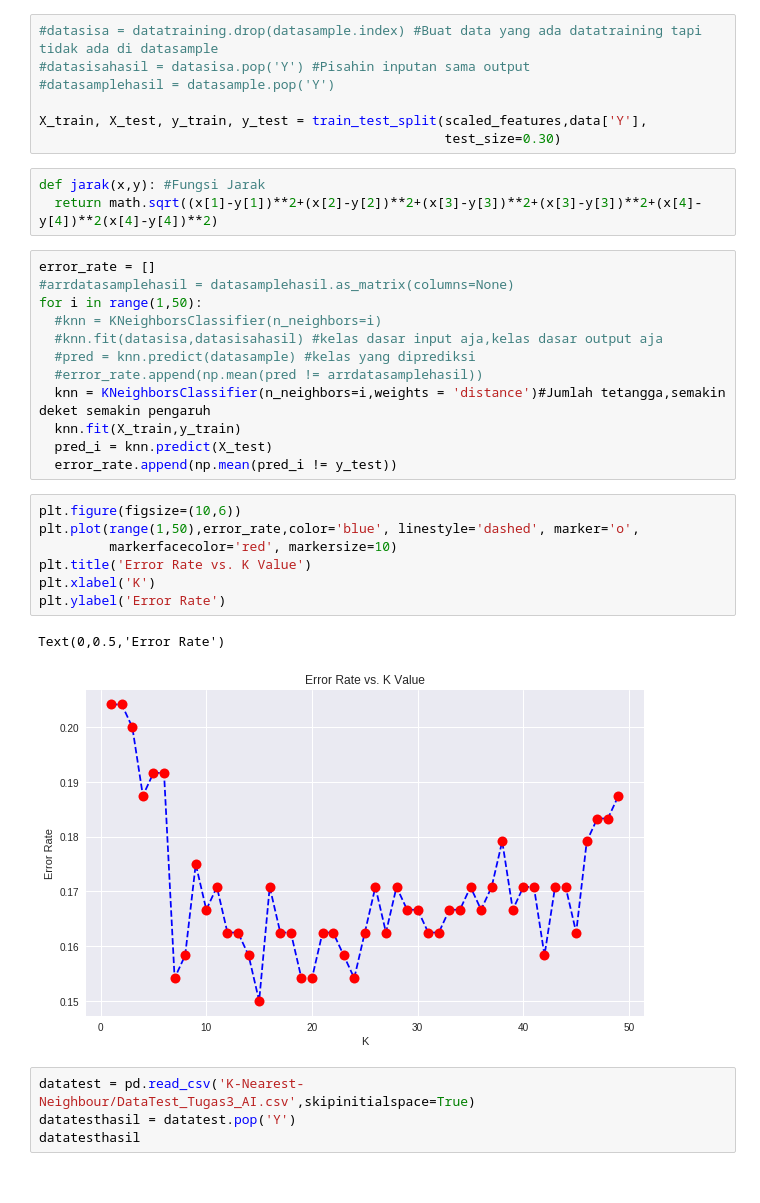
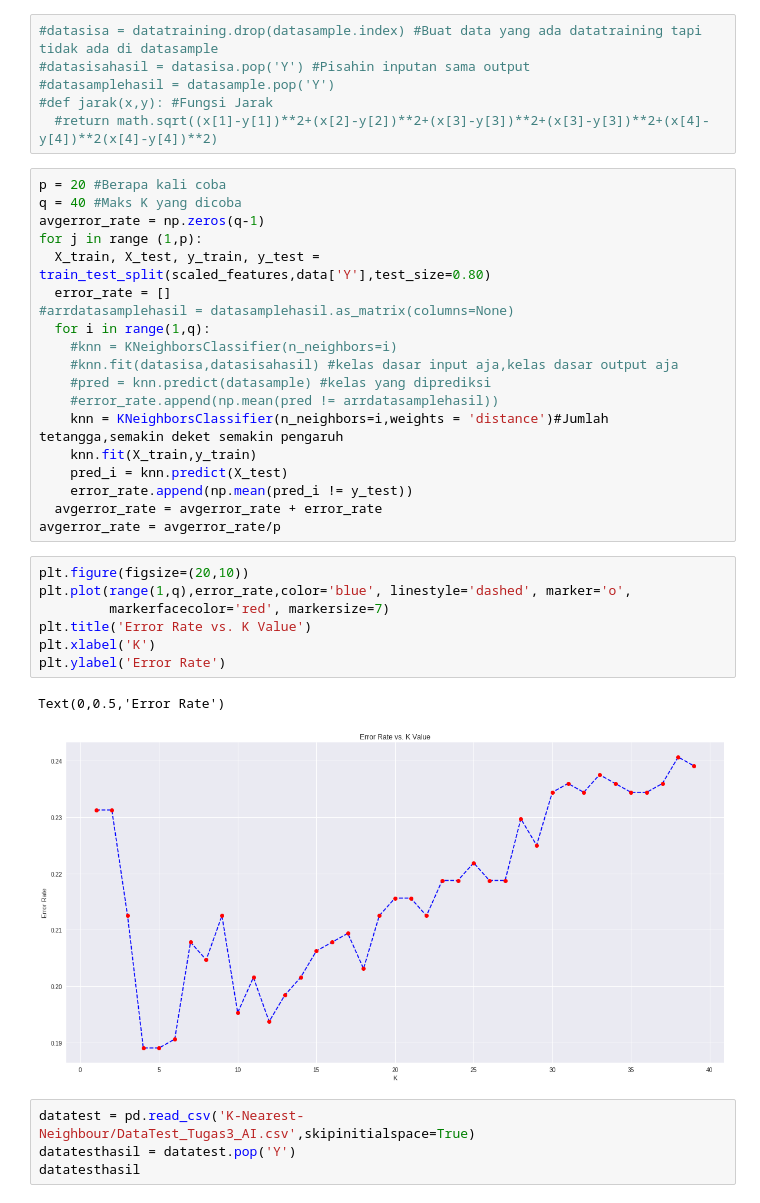
Before and after one commit to rizkiar00/K-Nearest-Neighbour, a Jupyter notebook: KNN.ipynb, the cells around one changed output. Drawn from its saved outputs; the diff is of its cells as text.

```diff
--- a/KNN.ipynb
+++ b/KNN.ipynb
@@ -44,34 +29,37 @@ df_feat
 #datasisa = datatraining.drop(datasample.index) #Buat data yang ada datatraining tapi tidak ada di datasample
 #datasisahasil = datasisa.pop('Y') #Pisahin inputan sama output
 #datasamplehasil = datasample.pop('Y')
-
-X_train, X_test, y_train, y_test = train_test_split(scaled_features,data['Y'],
-                                                    test_size=0.30)
+#def jarak(x,y): #Fungsi Jarak
+  #return math.sqrt((x[1]-y[1])**2+(x[2]-y[2])**2+(x[3]-y[3])**2+(x[3]-y[3])**2+(x[4]-y[4])**2(x[4]-y[4])**2)
-# %%
-def jarak(x,y): #Fungsi Jarak
-  return math.sqrt((x[1]-y[1])**2+(x[2]-y[2])**2+(x[3]-y[3])**2+(x[3]-y[3])**2+(x[4]-y[4])**2(x[4]-y[4])**2)
 # %%
-error_rate = []
+p = 20 #Berapa kali coba
+q = 40 #Maks K yang dicoba
+avgerror_rate = np.zeros(q-1)
+for j in range (1,p):
+  X_train, X_test, y_train, y_test = train_test_split(scaled_features,data['Y'],test_size=0.80)
+  error_rate = []
 #arrdatasamplehasil = datasamplehasil.as_matrix(columns=None)
-for i in range(1,50):
-  #knn = KNeighborsClassifier(n_neighbors=i)
-  #knn.fit(datasisa,datasisahasil) #kelas dasar input aja,kelas dasar output aja
-  #pred = knn.predict(datasample) #kelas yang diprediksi
-  #error_rate.append(np.mean(pred != arrdatasamplehasil))
-  knn = KNeighborsClassifier(n_neighbors=i,weights = 'distance')#Jumlah tetangga,semakin deket semakin pengaruh
-  knn.fit(X_train,y_train)
-  pred_i = knn.predict(X_test)
-  error_rate.append(np.mean(pred_i != y_test))
+  for i in range(1,q):
+    #knn = KNeighborsClassifier(n_neighbors=i)
+    #knn.fit(datasisa,datasisahasil) #kelas dasar input aja,kelas dasar output aja
+    #pred = knn.predict(datasample) #kelas yang diprediksi
+    #error_rate.append(np.mean(pred != arrdatasamplehasil))
+    knn = KNeighborsClassifier(n_neighbors=i,weights = 'distance')#Jumlah tetangga,semakin deket semakin pengaruh
+    knn.fit(X_train,y_train)
+    pred_i = knn.predict(X_test)
+    error_rate.append(np.mean(pred_i != y_test))
+  avgerror_rate = avgerror_rate + error_rate
+avgerror_rate = avgerror_rate/p
 # %%
-plt.figure(figsize=(10,6))
-plt.plot(range(1,50),error_rate,color='blue', linestyle='dashed', marker='o',
-         markerfacecolor='red', markersize=10)
+plt.figure(figsize=(20,10))
+plt.plot(range(1,q),error_rate,color='blue', linestyle='dashed', marker='o',
+         markerfacecolor='red', markersize=7)
 plt.title('Error Rate vs. K Value')
 plt.xlabel('K')
 plt.ylabel('Error Rate')
 # %% [output]
 Text(0,0.5,'Error Rate')
-[figure, old version]
+[figure, new version]
 # %%
 datatest = pd.read_csv('K-Nearest-Neighbour/DataTest_Tugas3_AI.csv',skipinitialspace=True)
 datatesthasil = datatest.pop('Y')
```
Also changed, not shown: parts of 2 cells of this notebook.
